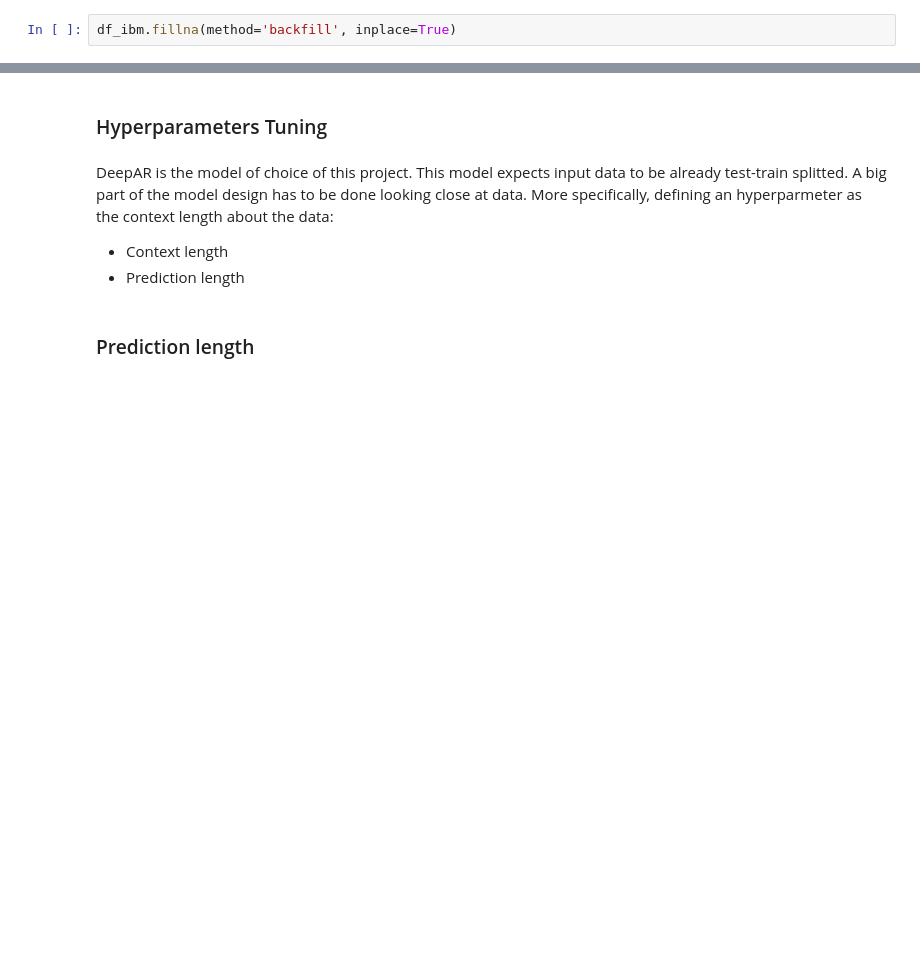
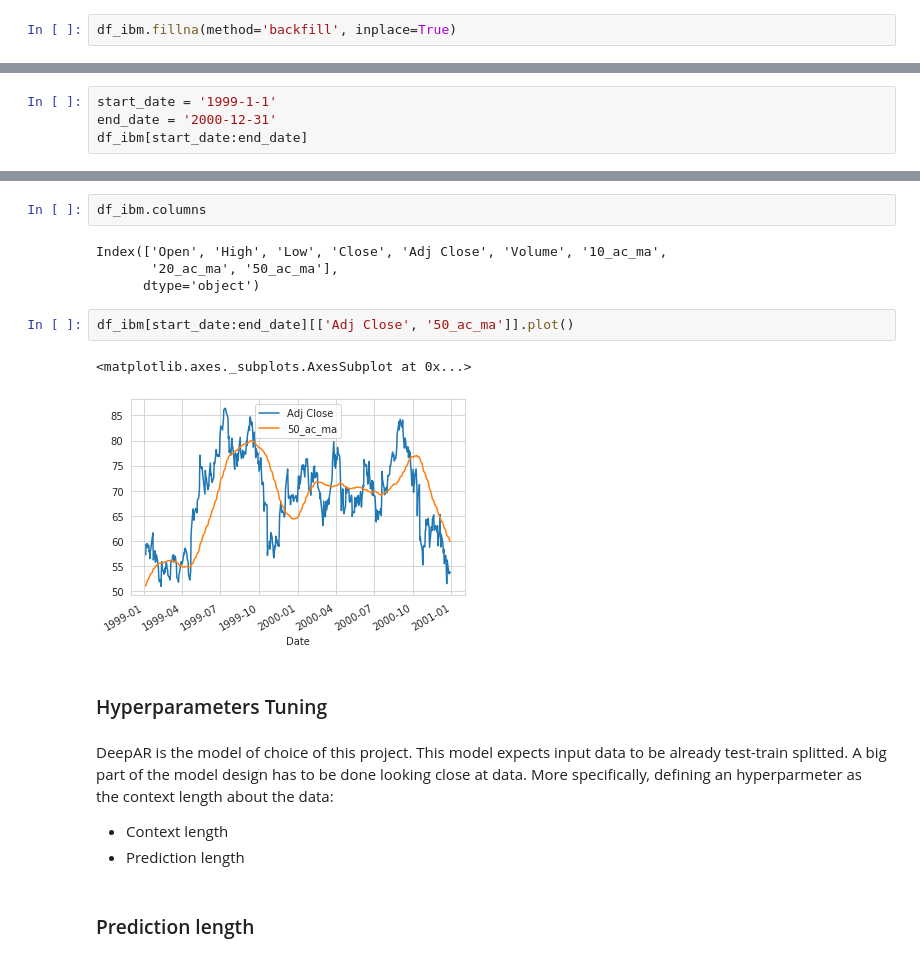
Before and after one commit to alfreedolf/ml-spp, a Jupyter notebook: DeepAR-StockPricesPredictions.ipynb, the cells around one changed output, grey strips where cells are left out. Cells and saved outputs as stored; diff of their text form; blank space fills up the shorter version.

Commit message:
chore: IBM 50 days moving average plot added

```diff
--- a/DeepAR-StockPricesPredictions.ipynb
+++ b/DeepAR-StockPricesPredictions.ipynb
@@ -578,0 +582,4 @@ df_ibm.tail()
+# %%
+start_date = '1999-1-1'
+end_date = '2000-12-31'
+df_ibm[start_date:end_date]
@@ -579,3 +601,14 @@ df_ibm.tail()
+# %%
+df_ibm.columns
+# %% [output]
+Index(['Open', 'High', 'Low', 'Close', 'Adj Close', 'Volume', '10_ac_ma',
+       '20_ac_ma', '50_ac_ma'],
+      dtype='object')
+# %%
+df_ibm[start_date:end_date][['Adj Close', '50_ac_ma']].plot()
+# %% [output]
+<matplotlib.axes._subplots.AxesSubplot at 0x...>
+[figure, added]
 # %% [markdown]
 ### Hyperparameters Tuning
 # %% [markdown]
```
Also changed, not shown: parts of 20 cells of this notebook.
